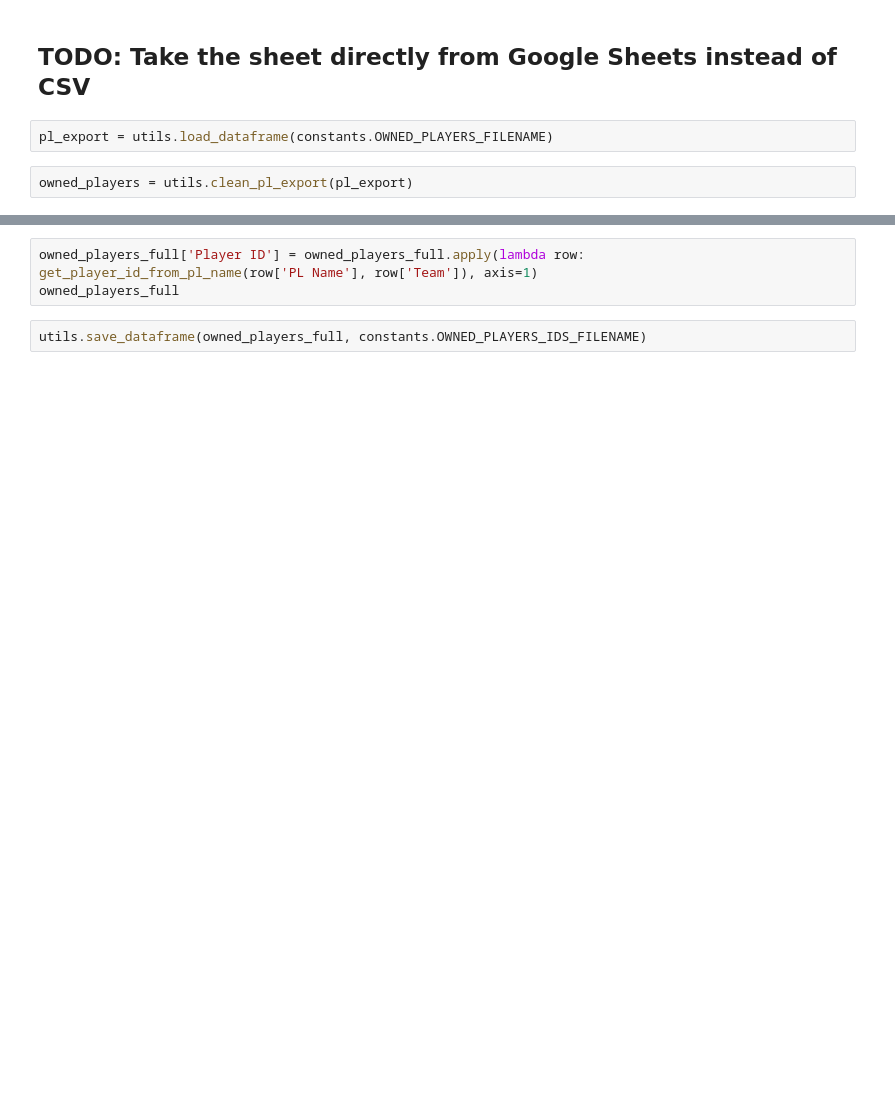
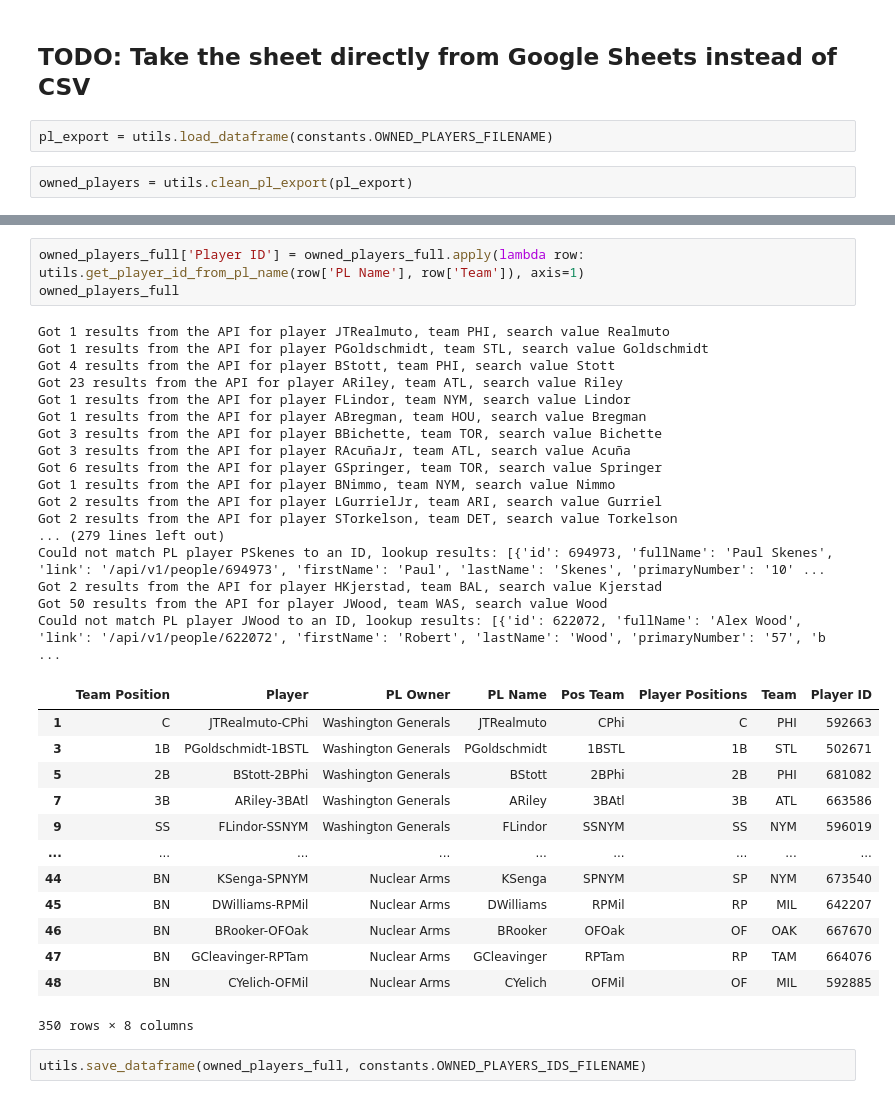
Before and after one commit to ccnoecker/FantasyBaseballAnalysis, a Jupyter notebook: GetPLPlayerIDs.ipynb, the cells around one changed output, grey strips where cells are left out. Cells and saved outputs as stored; diff of their text form; blank space fills up the shorter version.

```diff
--- a/GetPLPlayerIDs.ipynb
+++ b/GetPLPlayerIDs.ipynb
@@ -71,7 +101,38 @@ def get_player_id_from_pl_name(pl_name, pl_team):
 
     return player_id
 # %%
-owned_players_full['Player ID'] = owned_players_full.apply(lambda row: get_player_id_from_pl_name(row['PL Name'], row['Team']), axis=1)
+owned_players_full['Player ID'] = owned_players_full.apply(lambda row: utils.get_player_id_from_pl_name(row['PL Name'], row['Team']), axis=1)
 owned_players_full
+# %% [output]
+Got 1 results from the API for player JTRealmuto, team PHI, search value Realmuto
+Got 1 results from the API for player PGoldschmidt, team STL, search value Goldschmidt
+Got 4 results from the API for player BStott, team PHI, search value Stott
+Got 23 results from the API for player ARiley, team ATL, search value Riley
+Got 1 results from the API for player FLindor, team NYM, search value Lindor
+Got 1 results from the API for player ABregman, team HOU, search value Bregman
+Got 3 results from the API for player BBichette, team TOR, search value Bichette
+Got 3 results from the API for player RAcuñaJr, team ATL, search value Acuña
+Got 6 results from the API for player GSpringer, team TOR, search value Springer
+Got 1 results from the API for player BNimmo, team NYM, search value Nimmo
+Got 2 results from the API for player LGurrielJr, team ARI, search value Gurriel
+Got 2 results from the API for player STorkelson, team DET, search value Torkelson
+... (279 lines left out)
+Could not match PL player PSkenes to an ID, lookup results: [{'id': 694973, 'fullName': 'Paul Skenes', 'link': '/api/v1/people/694973', 'firstName': 'Paul', 'lastName': 'Skenes', 'primaryNumber': '10' ...
+Got 2 results from the API for player HKjerstad, team BAL, search value Kjerstad
+Got 50 results from the API for player JWood, team WAS, search value Wood
+Could not match PL player JWood to an ID, lookup results: [{'id': 622072, 'fullName': 'Alex Wood', 'link': '/api/v1/people/622072', 'firstName': 'Robert', 'lastName': 'Wood', 'primaryNumber': '57', 'b ...
+|  | Team Position | Player | PL Owner | PL Name | Pos Team | Player Positions | Team | Player ID |
+| 1 | C | JTRealmuto-CPhi | Washington Generals | JTRealmuto | CPhi | C | PHI | 592663 |
+| 3 | 1B | PGoldschmidt-1BSTL | Washington Generals | PGoldschmidt | 1BSTL | 1B | STL | 502671 |
+| 5 | 2B | BStott-2BPhi | Washington Generals | BStott | 2BPhi | 2B | PHI | 681082 |
+| 7 | 3B | ARiley-3BAtl | Washington Generals | ARiley | 3BAtl | 3B | ATL | 663586 |
+| 9 | SS | FLindor-SSNYM | Washington Generals | FLindor | SSNYM | SS | NYM | 596019 |
+| ... | ... | ... | ... | ... | ... | ... | ... | ... |
+| 44 | BN | KSenga-SPNYM | Nuclear Arms | KSenga | SPNYM | SP | NYM | 673540 |
+| 45 | BN | DWilliams-RPMil | Nuclear Arms | DWilliams | RPMil | RP | MIL | 642207 |
+| 46 | BN | BRooker-OFOak | Nuclear Arms | BRooker | OFOak | OF | OAK | 667670 |
+| 47 | BN | GCleavinger-RPTam | Nuclear Arms | GCleavinger | RPTam | RP | TAM | 664076 |
+| 48 | BN | CYelich-OFMil | Nuclear Arms | CYelich | OFMil | OF | MIL | 592885 |
+350 rows × 8 columns
 # %%
 utils.save_dataframe(owned_players_full, constants.OWNED_PLAYERS_IDS_FILENAME)
```
Also changed, not shown: parts of 5 cells of this notebook, 3 other files.
